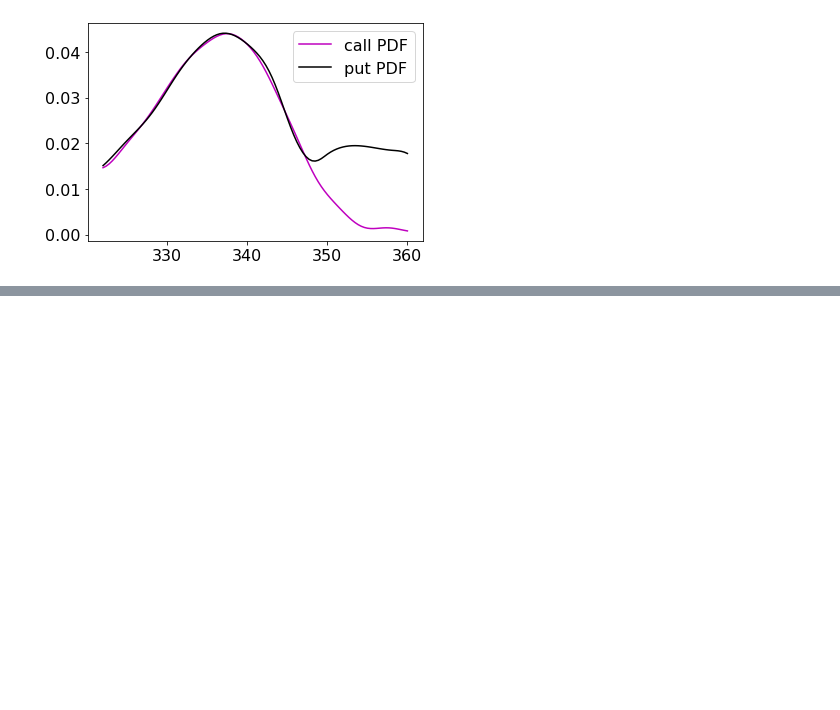
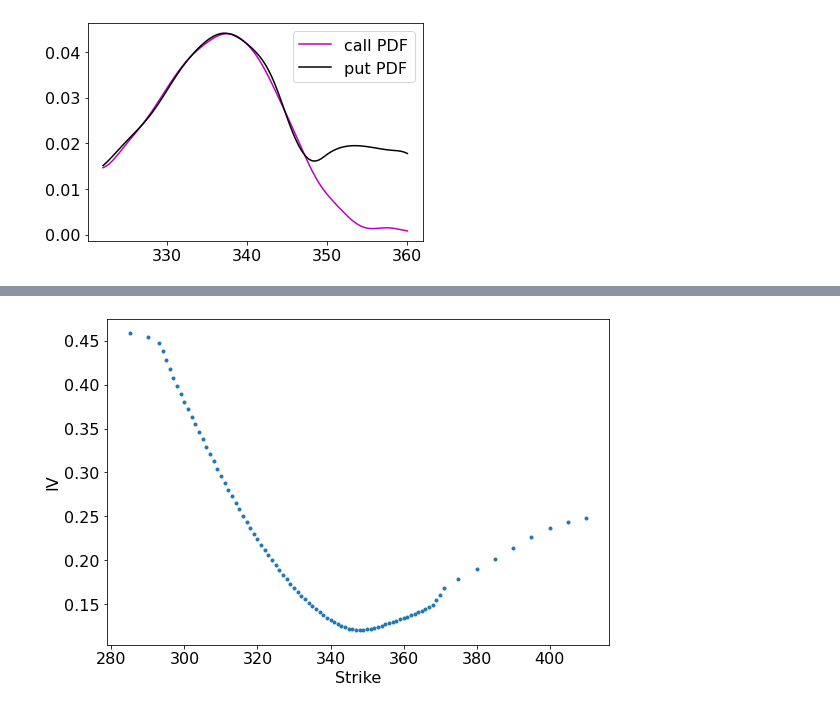
Before and after one commit to robertmartin8/pValuation, a Jupyter notebook: ProbabilisticValuation/OptionImpliedPDF.ipynb, the cells around one changed output, grey strips where cells are left out. Saved outputs shown, nothing was run; the diff lists cells and outputs as text; code cells hidden in the pictures; blank space fills up the shorter version.

```diff
--- a/ProbabilisticValuation/OptionImpliedPDF.ipynb
+++ b/ProbabilisticValuation/OptionImpliedPDF.ipynb
@@ -352,0 +430,9 @@ def construct_pdf(calls_df, make_plot=True):
+# %%
+def plot_vol_smile(calls, savefig=False):
+    plt.figure(figsize=(9,6))
+    plt.plot(calls.strike, calls.iv, ".")
+    plt.xlabel("Strike")
+    plt.ylabel("IV")
+    if savefig:
+        plt.savefig("vol_smile.png",dpi=300)
+    plt.show()
@@ -352,0 +453,7 @@ def construct_pdf(calls_df, make_plot=True):
+# %%
+calls_clean = calls.dropna().copy()
+calls_clean["iv"] = gaussian_filter1d(calls_clean.iv, 3)
+# %%
+plot_vol_smile(calls_clean)
+# %% [output]
+[figure, added]
```
Also changed, not shown: parts of 27 cells of this notebook.
